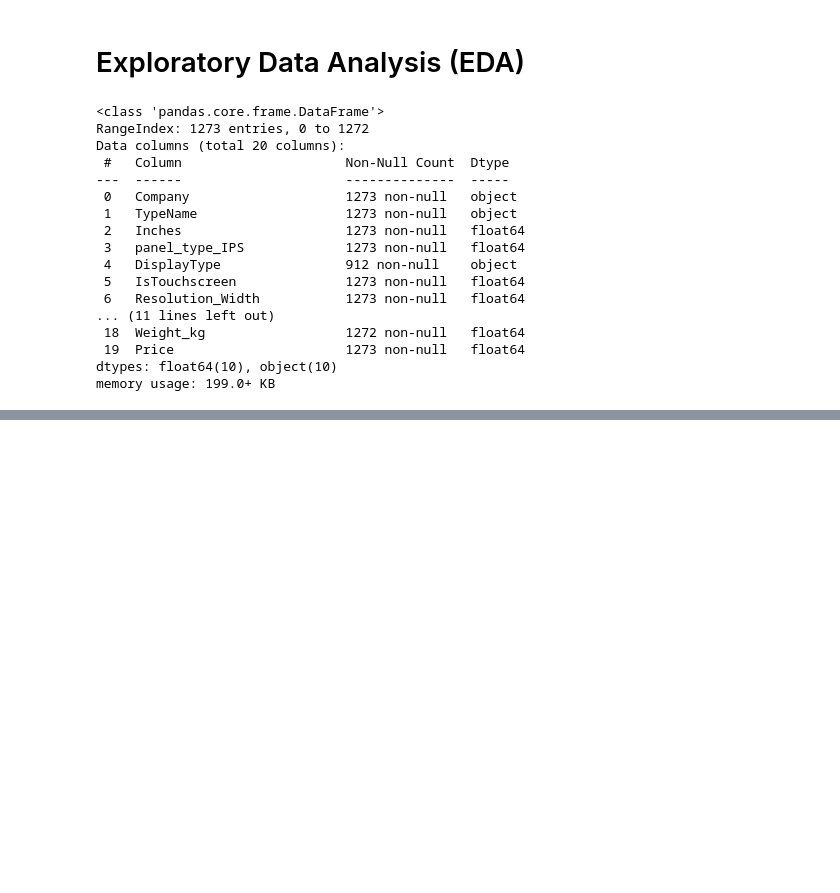
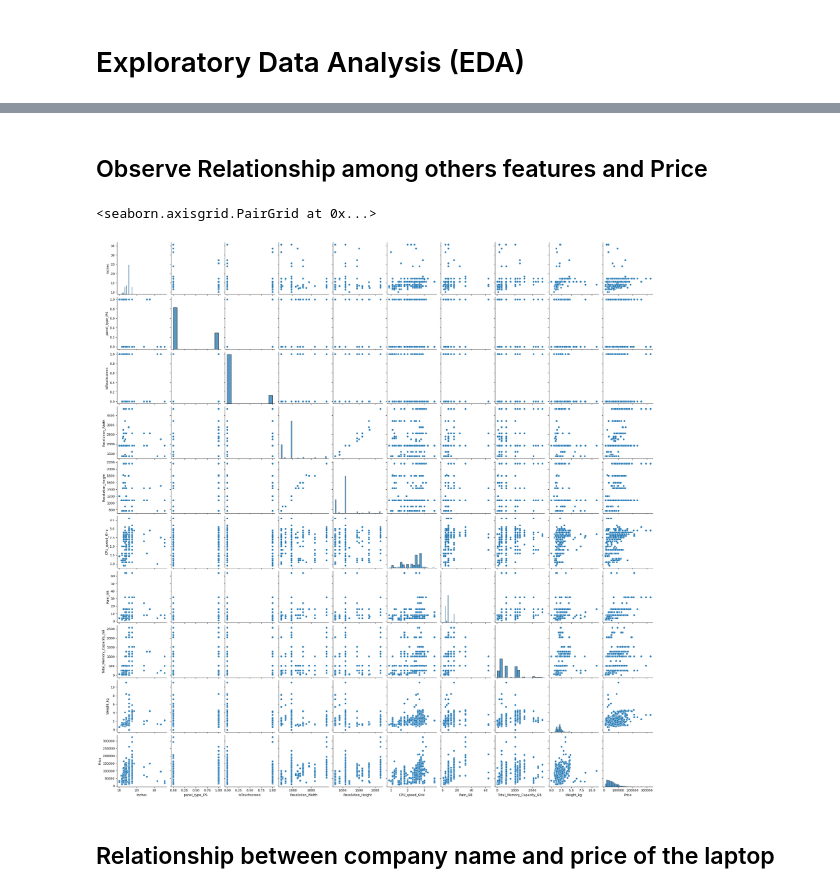
Before and after one commit to Nusrat-96/Laptop_Price_Prediction, a Jupyter notebook: notebook/EDA_of_dataset.ipynb, the cells around one changed output, grey strips where cells are left out. Cells and saved outputs as stored; diff of their text form; code cells hidden in the pictures; blank space fills up the shorter version.

```diff
--- a/notebook/EDA_of_dataset.ipynb
+++ b/notebook/EDA_of_dataset.ipynb
@@ -163,26 +184,6 @@ Name: count, dtype: int64
 =============================================
 # %% [markdown]
 # Exploratory Data Analysis (EDA)
-# %%
-data.info()
-# %% [output]
-<class 'pandas.core.frame.DataFrame'>
-RangeIndex: 1273 entries, 0 to 1272
-Data columns (total 20 columns):
- #   Column                     Non-Null Count  Dtype
----  ------                     --------------  -----
- 0   Company                    1273 non-null   object
- 1   TypeName                   1273 non-null   object
- 2   Inches                     1273 non-null   float64
- 3   panel_type_IPS             1273 non-null   float64
- 4   DisplayType                912 non-null    object
- 5   IsTouchscreen              1273 non-null   float64
- 6   Resolution_Width           1273 non-null   float64
-... (11 lines left out)
- 18  Weight_kg                  1272 non-null   float64
- 19  Price                      1273 non-null   float64
-dtypes: float64(10), object(10)
-memory usage: 199.0+ KB
 # %%
 data.describe()
 # %% [output]
@@ -195,3 +196,12 @@ data.describe()
 | 50% | 15.600000 | 0.000000 | 0.000000 | 1920.000000 | 1080.000000 | 2.500000 | 8.000000 | ... |
 | 75% | 15.600000 | 1.000000 | 0.000000 | 1920.000000 | 1080.000000 | 2.700000 | 8.000000 | ... |
 | max | 35.600000 | 1.000000 | 1.000000 | 3840.000000 | 2160.000000 | 3.600000 | 64.000000 | ... |
+# %% [markdown]
+## Observe Relationship among others features and Price
+# %%
+sns.pairplot(data)
+# %% [output]
+<seaborn.axisgrid.PairGrid at 0x...>
+[figure, added]
+# %% [markdown]
+## Relationship between company name and price of the laptop
```
Also changed, not shown: parts of 8 cells of this notebook, 1 other file.
